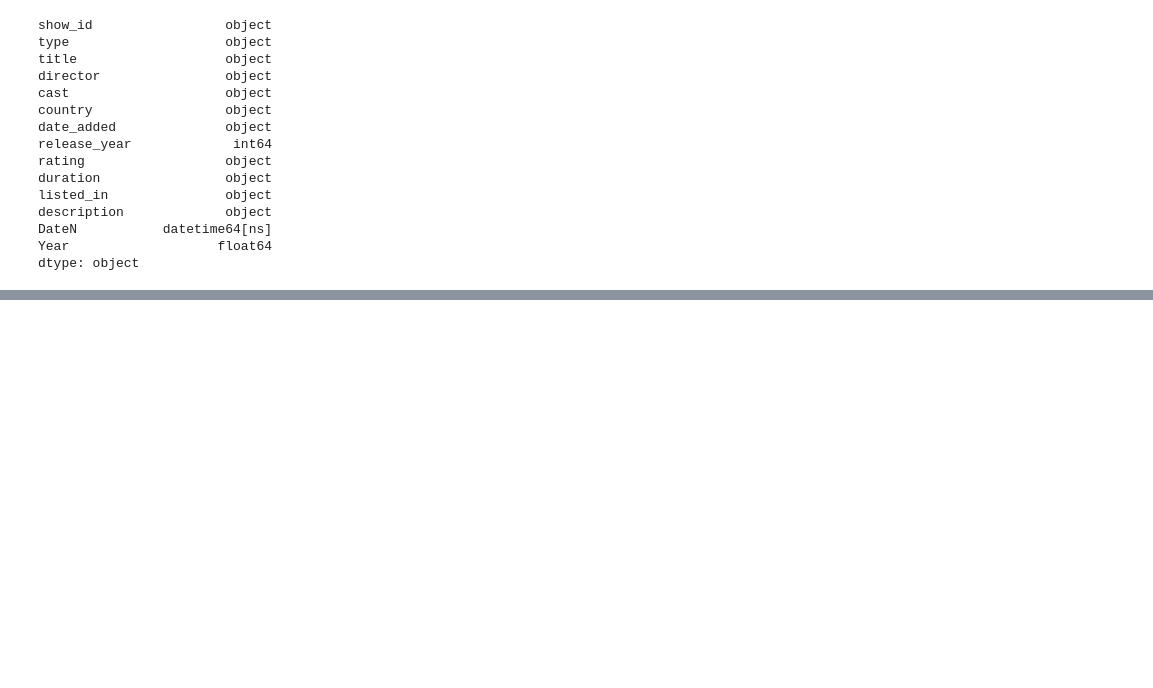
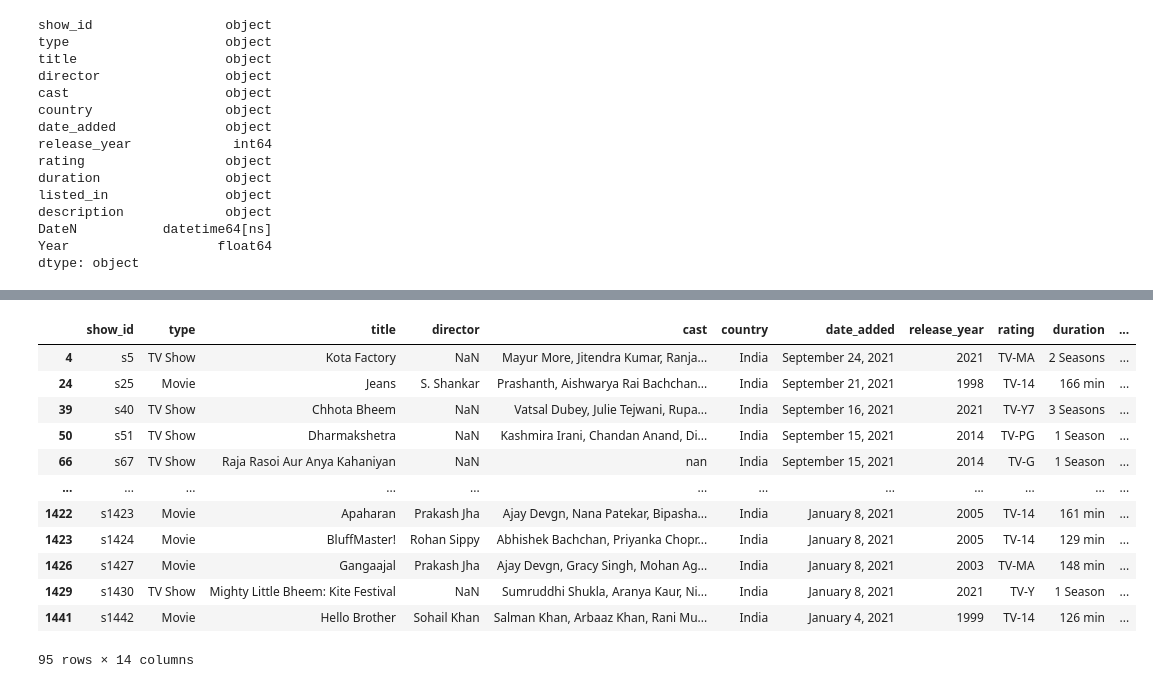
Before and after one commit to y4zi69/DataScienceJourney, a Jupyter notebook: DS.ipynb, the cells around one changed output, grey strips where cells are left out. Saved outputs shown, nothing was run; the diff lists cells and outputs as text; code cells hidden in the pictures; blank space fills up the shorter version.

```diff
--- a/DS.ipynb
+++ b/DS.ipynb
@@ -427,0 +471,16 @@ df[df['cast'].str.contains('Brad Pitt')]
+# %%
+df[(df['country'] == 'India') & (df['Year'] == 2021)]
+# %% [output]
+|  | show_id | type | title | director | cast | country | date_added | release_year | rating | duration | ... |
+| 4 | s5 | TV Show | Kota Factory | NaN | Mayur More, Jitendra Kumar, Ranja... | India | September 24, 2021 | 2021 | TV-MA | 2 Seasons | ... |
+| 24 | s25 | Movie | Jeans | S. Shankar | Prashanth, Aishwarya Rai Bachchan... | India | September 21, 2021 | 1998 | TV-14 | 166 min | ... |
+| 39 | s40 | TV Show | Chhota Bheem | NaN | Vatsal Dubey, Julie Tejwani, Rupa... | India | September 16, 2021 | 2021 | TV-Y7 | 3 Seasons | ... |
+| 50 | s51 | TV Show | Dharmakshetra | NaN | Kashmira Irani, Chandan Anand, Di... | India | September 15, 2021 | 2014 | TV-PG | 1 Season | ... |
+| 66 | s67 | TV Show | Raja Rasoi Aur Anya Kahaniyan | NaN | nan | India | September 15, 2021 | 2014 | TV-G | 1 Season | ... |
+| ... | ... | ... | ... | ... | ... | ... | ... | ... | ... | ... | ... |
+| 1422 | s1423 | Movie | Apaharan | Prakash Jha | Ajay Devgn, Nana Patekar, Bipasha... | India | January 8, 2021 | 2005 | TV-14 | 161 min | ... |
+| 1423 | s1424 | Movie | BluffMaster! | Rohan Sippy | Abhishek Bachchan, Priyanka Chopr... | India | January 8, 2021 | 2005 | TV-14 | 129 min | ... |
+| 1426 | s1427 | Movie | Gangaajal | Prakash Jha | Ajay Devgn, Gracy Singh, Mohan Ag... | India | January 8, 2021 | 2003 | TV-MA | 148 min | ... |
+| 1429 | s1430 | TV Show | Mighty Little Bheem: Kite Festival | NaN | Sumruddhi Shukla, Aranya Kaur, Ni... | India | January 8, 2021 | 2021 | TV-Y | 1 Season | ... |
+| 1441 | s1442 | Movie | Hello Brother | Sohail Khan | Salman Khan, Arbaaz Khan, Rani Mu... | India | January 4, 2021 | 1999 | TV-14 | 126 min | ... |
+95 rows × 14 columns
```
Also changed, not shown: parts of 12 cells of this notebook, 4 other files.
